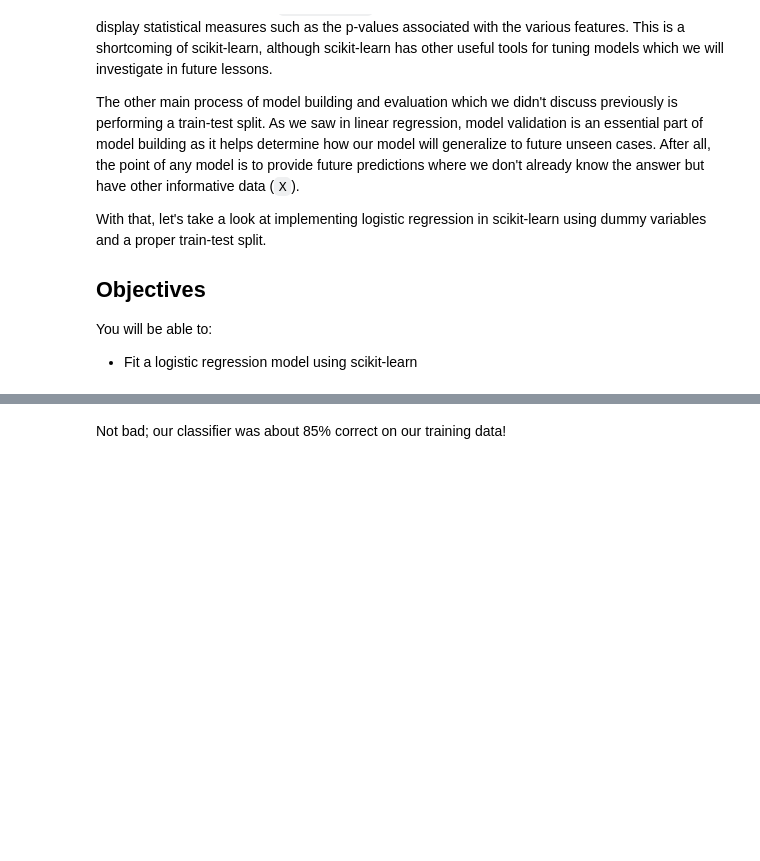
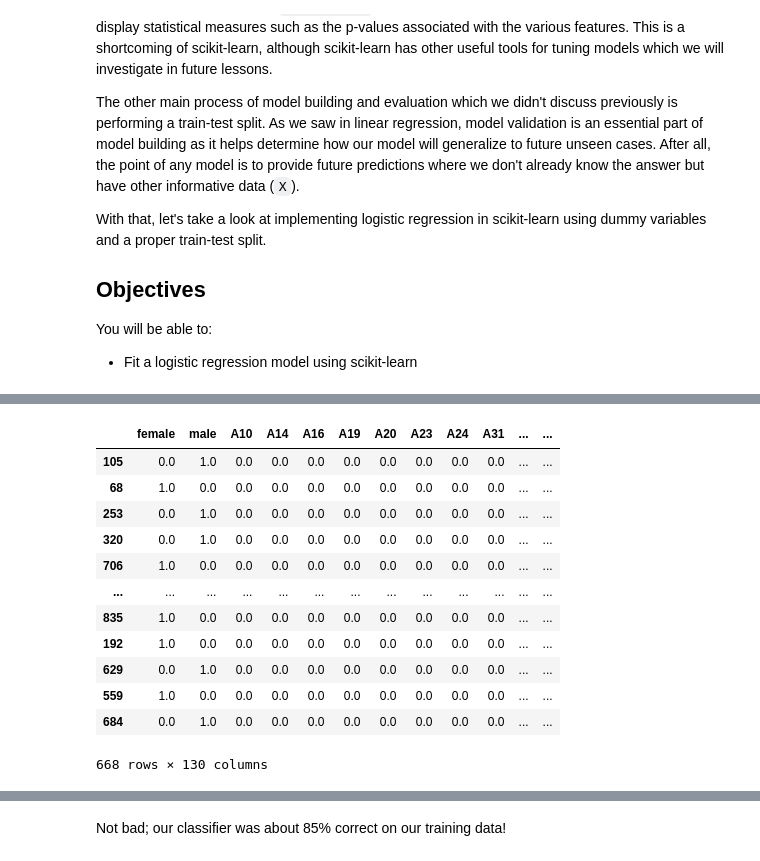
Before and after one commit to learn-co-curriculum/dsc-logistic-regression-in-scikit-learn, a Jupyter notebook: index.ipynb, the cells around one changed output, grey strips where cells are left out. Cells and saved outputs as stored; diff of their text form; code cells hidden in the pictures; blank space fills up the shorter version.

Commit message:
revise preprocessing to use sklearn and avoid leakage

```diff
--- a/index.ipynb
+++ b/index.ipynb
@@ -105,0 +70,4 @@ X_train, X_test, y_train, y_test = train_test_split(X, y, random_state=0)
+# %%
+X_train_fill_na = X_train.copy()
+X_train_fill_na.fillna({"Cabin":"cabin_missing", "Embarked":"embarked_missing"}, inplace=True)
+X_train_fill_na.isna().sum()
@@ -105,0 +142,3 @@ X_train, X_test, y_train, y_test = train_test_split(X, y, random_state=0)
+# %%
+X_train_categorical = X_train_fill_na.select_dtypes(exclude=["int64", "float64"]).copy()
+X_train_categorical
@@ -105,0 +161,15 @@ X_train, X_test, y_train, y_test = train_test_split(X, y, random_state=0)
+# %%
+from sklearn.preprocessing import OneHotEncoder
+import numpy as np
+
+ohe = OneHotEncoder(handle_unknown="ignore", sparse=False)
+
+ohe.fit(X_train_categorical)
+X_train_ohe = pd.DataFrame(
+    ohe.transform(X_train_categorical),
+    # index is important to ensure we can concatenate with other columns
+    index=X_train_categorical.index,
+    # we are dummying multiple columns at once, so stack the names
+    columns=np.hstack(ohe.categories_)
+)
+X_train_ohe
@@ -105,0 +194,4 @@ X_train, X_test, y_train, y_test = train_test_split(X, y, random_state=0)
+# %%
+categorical_features = ["Sex", "Cabin", "Embarked"]
+X_train_categorical = X_train_fill_na[categorical_features].copy()
+X_train_categorical
@@ -105,0 +212,23 @@ X_train, X_test, y_train, y_test = train_test_split(X, y, random_state=0)
+# %%
+ohe.fit(X_train_categorical)
+
+X_train_ohe = pd.DataFrame(
+    ohe.transform(X_train_categorical),
+    index=X_train_categorical.index,
+    columns=np.hstack(ohe.categories_)
+)
+X_train_ohe
+# %% [output]
+|  | female | male | A10 | A14 | A16 | A19 | A20 | A23 | A24 | A31 | ... | ... |
+| 105 | 0.0 | 1.0 | 0.0 | 0.0 | 0.0 | 0.0 | 0.0 | 0.0 | 0.0 | 0.0 | ... | ... |
+| 68 | 1.0 | 0.0 | 0.0 | 0.0 | 0.0 | 0.0 | 0.0 | 0.0 | 0.0 | 0.0 | ... | ... |
+| 253 | 0.0 | 1.0 | 0.0 | 0.0 | 0.0 | 0.0 | 0.0 | 0.0 | 0.0 | 0.0 | ... | ... |
+| 320 | 0.0 | 1.0 | 0.0 | 0.0 | 0.0 | 0.0 | 0.0 | 0.0 | 0.0 | 0.0 | ... | ... |
+| 706 | 1.0 | 0.0 | 0.0 | 0.0 | 0.0 | 0.0 | 0.0 | 0.0 | 0.0 | 0.0 | ... | ... |
+| ... | ... | ... | ... | ... | ... | ... | ... | ... | ... | ... | ... | ... |
+| 835 | 1.0 | 0.0 | 0.0 | 0.0 | 0.0 | 0.0 | 0.0 | 0.0 | 0.0 | 0.0 | ... | ... |
+| 192 | 1.0 | 0.0 | 0.0 | 0.0 | 0.0 | 0.0 | 0.0 | 0.0 | 0.0 | 0.0 | ... | ... |
+| 629 | 0.0 | 1.0 | 0.0 | 0.0 | 0.0 | 0.0 | 0.0 | 0.0 | 0.0 | 0.0 | ... | ... |
+| 559 | 1.0 | 0.0 | 0.0 | 0.0 | 0.0 | 0.0 | 0.0 | 0.0 | 0.0 | 0.0 | ... | ... |
+| 684 | 0.0 | 1.0 | 0.0 | 0.0 | 0.0 | 0.0 | 0.0 | 0.0 | 0.0 | 0.0 | ... | ... |
+668 rows × 130 columns
```
Also changed, not shown: parts of 43 cells of this notebook, 1 other file.
